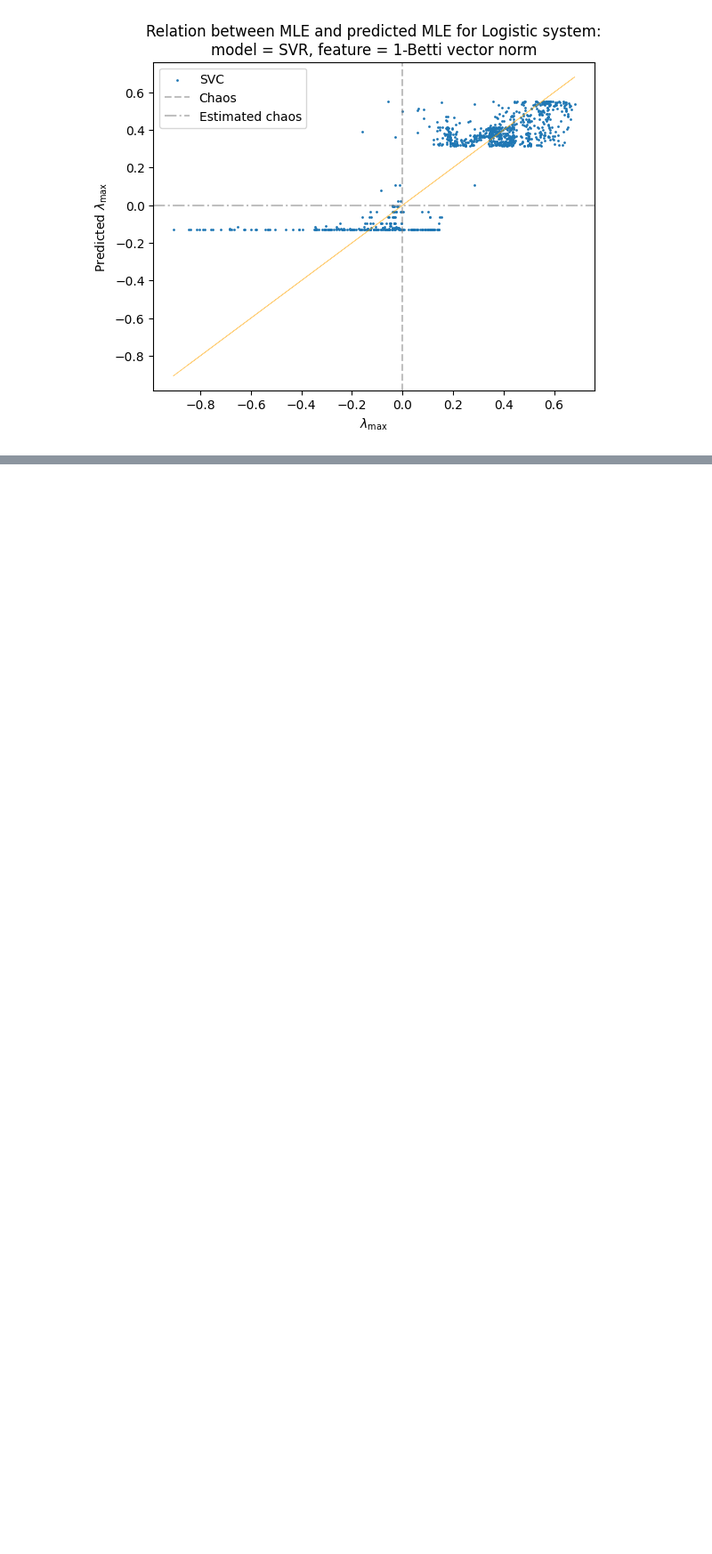
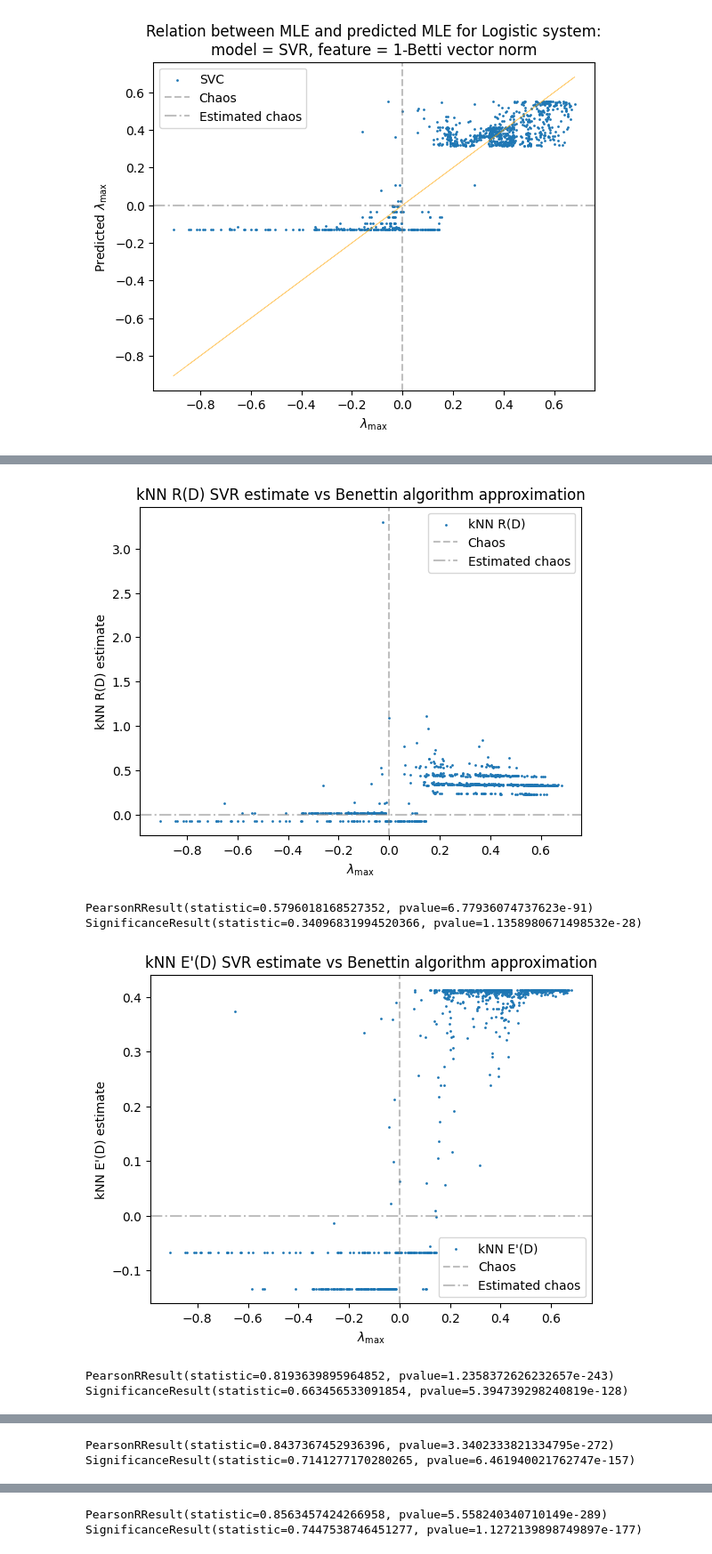
Before and after one commit to colinstephen/topological_divergences, a Jupyter notebook: white_noise.ipynb, the cells around one changed output, grey strips where cells are left out. Shown at 89% size. Drawn from its saved outputs; the diff is of its cells as text; code cells hidden in the pictures; blank space fills up the shorter version.

```diff
--- a/white_noise.ipynb
+++ b/white_noise.ipynb
@@ -933,0 +982,3 @@ for estimate_name, y_pred in betti_svr_all_predictions.items():
+# %%
+point_summary_ml_train_scores = {k:v["scores"] for k,v in point_summary_ml_results_train[SYSTEM].items()}
+point_summary_ml_train_models = {k:v["models"] for k,v in point_summary_ml_results_train[SYSTEM].items()}
@@ -933,0 +999,7 @@ for estimate_name, y_pred in betti_svr_all_predictions.items():
+# %%
+point_summary_ml_test_results = {}
+for result in score_features_test(point_summary_names, point_summary_estimates_test, y_test, point_summary_ml_train_models):
+        point_summary_ml_test_results |= result
+# %%
+point_summary_ml_test_scores = {k:v["r2_scores"] for k,v in point_summary_ml_test_results.items()}
+point_summary_ml_test_predictions = {k:v["predictions"] for k,v in point_summary_ml_test_results.items()}
@@ -933,0 +1020,22 @@ for estimate_name, y_pred in betti_svr_all_predictions.items():
+# %%
+point_summary_svr_all_predictions = {k: v["SVR_all"] for k, v in point_summary_ml_test_predictions.items()}
+# %%
+for estimate_name, estimates in point_summary_svr_all_predictions.items():
+    lces_true = system_test_data[SYSTEM]["lces"]
+    plt.scatter(lces_true, estimates, s=1, label=estimate_name)
+    plt.axvline(0, ls="--", c="gray", label="Chaos", alpha=0.5)
+    plt.axhline(0, ls="-.", c="gray", label="Estimated chaos", alpha=0.5)
+    plt.title(f"{estimate_name} SVR estimate vs Benettin algorithm approximation")
+    plt.xlabel(r"$\lambda_{\max}$")
+    plt.ylabel(f"{estimate_name} estimate")
+    plt.legend()
+    plt.show()
+    print(stats.pearsonr(lces_true, estimates))
+    print(stats.spearmanr(lces_true, estimates))
+# %% [output]
+[figure, added]
+PearsonRResult(statistic=0.5796018168527352, pvalue=6.77936074737623e-91)
+SignificanceResult(statistic=0.34096831994520366, pvalue=1.1358980671498532e-28)
+[figure, added]
+PearsonRResult(statistic=0.8193639895964852, pvalue=1.2358372626232657e-243)
+SignificanceResult(statistic=0.663456533091854, pvalue=5.394739298240819e-128)
@@ -933,0 +1043,2 @@ for estimate_name, y_pred in betti_svr_all_predictions.items():
+PearsonRResult(statistic=0.8437367452936396, pvalue=3.3402333821334795e-272)
+SignificanceResult(statistic=0.7141277170280265, pvalue=6.461940021762747e-157)
@@ -933,0 +1046,2 @@ for estimate_name, y_pred in betti_svr_all_predictions.items():
+PearsonRResult(statistic=0.8563457424266958, pvalue=5.558240340710149e-289)
+SignificanceResult(statistic=0.7447538746451277, pvalue=1.1272139898749897e-177)
```
Also changed, not shown: parts of 18 cells of this notebook.
